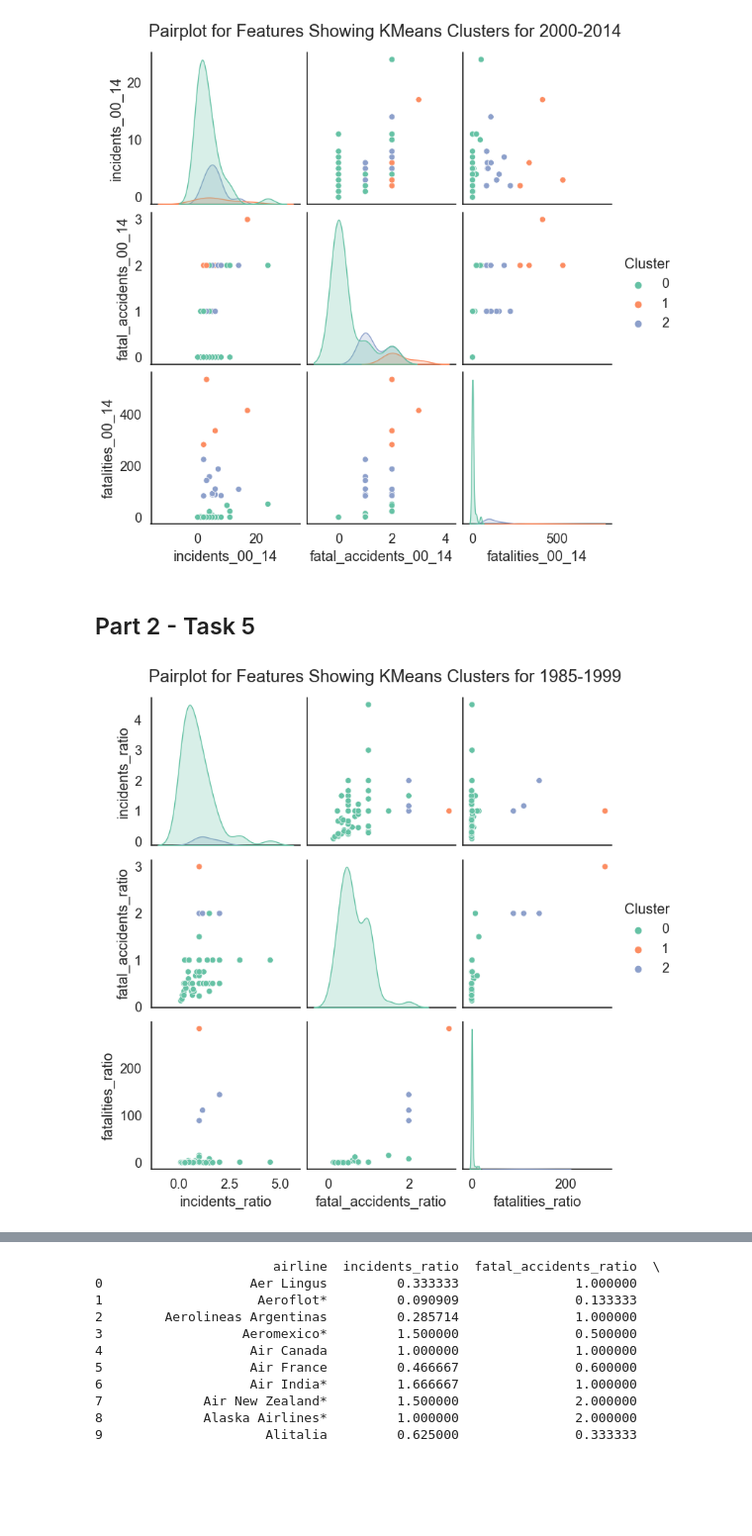
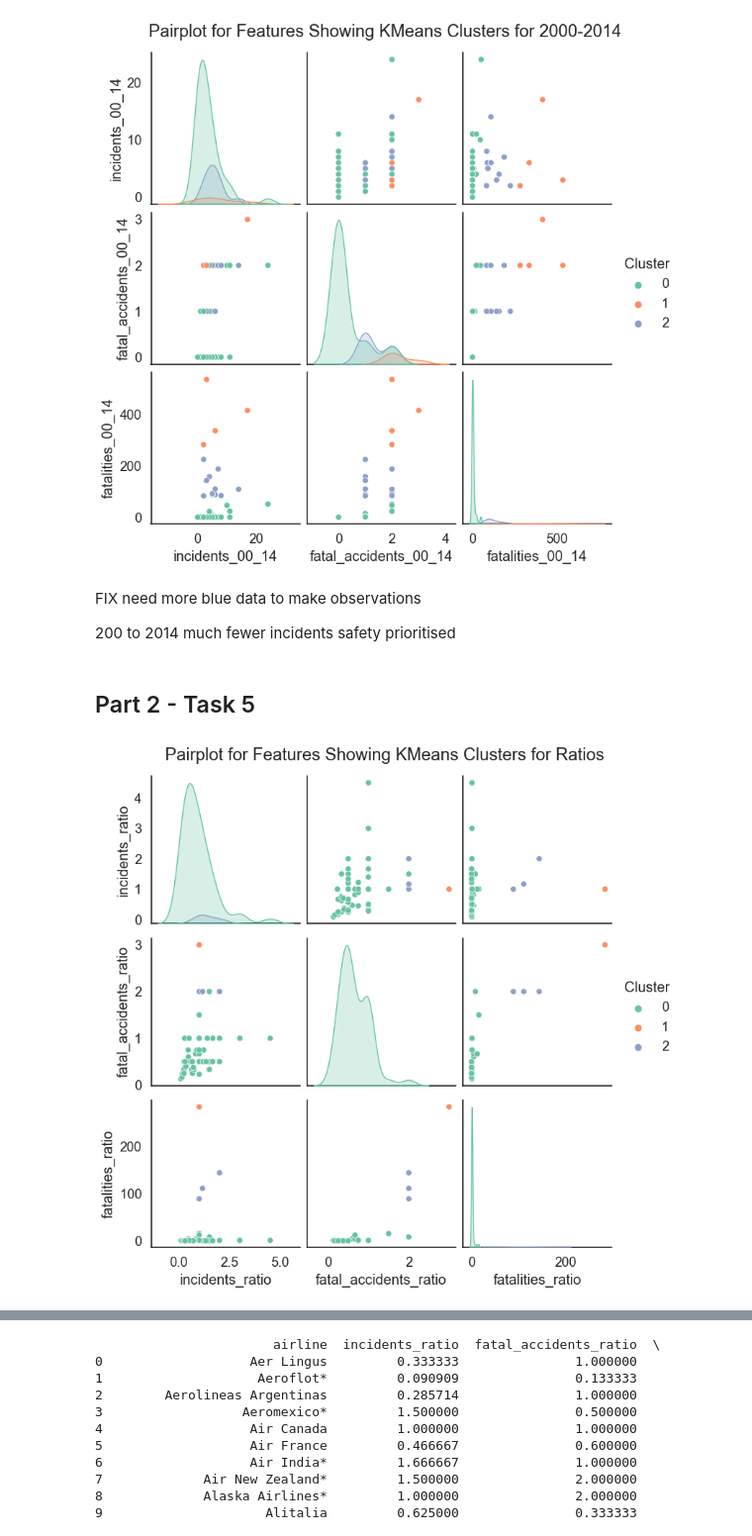
Before and after one commit to kaylee01/Assignment3-ML, a Jupyter notebook: assignment3.ipynb, the cells around one changed output, grey strips where cells are left out. Shown at 99% size. Cells and saved outputs as stored; diff of their text form; code cells hidden in the pictures; blank space fills up the shorter version.

```diff
--- a/assignment3.ipynb
+++ b/assignment3.ipynb
@@ -1222,6 +1235,13 @@ plot_sns(X_00_14, X_00_14, labels_00_14, title='Pairplot for Features Showing KM
 # %% [output]
 [figure]
 [figure]
+# %% [markdown]
+FIX
+need more blue data to make observations
+
+200 to 2014
+much fewer incidents
+safety prioritised
 # %% [markdown]
 ## Part 2 - Task 5
 # %%
@@ -1254,20 +1274,20 @@ fatalities_ratio = airline_data_copy['fatalities_00_14']/airline_data_copy['fata
 # %%
 # Combine the new features into a new DataFrame
 new_features = pd.DataFrame({'incidents_ratio': incidents_ratio, 'fatal_accidents_ratio': fatal_accidents_ratio, 'fatalities_ratio': fatalities_ratio})
 
 # Set random state
 random_state = 5508
 
 # Scale the features
 # scaler = StandardScaler()
 # X_scaled = scaler.fit_transform(new_features)
 
 # Perform K-means clustering with the value of K from Task 1
 k = 3  # Value of K from Task 1
 kmeans = KMeans(n_clusters=k, random_state=random_state, n_init=10)
 kmeans.fit(new_features)
 labels = kmeans.labels_
 
-plot_sns(new_features, new_features, labels, title='Pairplot for Features Showing KMeans Clusters for 1985-1999')
+plot_sns(new_features, new_features, labels, title='Pairplot for Features Showing KMeans Clusters for Ratios')
 # %% [output]
-[figure, old version]
+[figure, new version]
```
Also changed, not shown: parts of 20 cells of this notebook.
